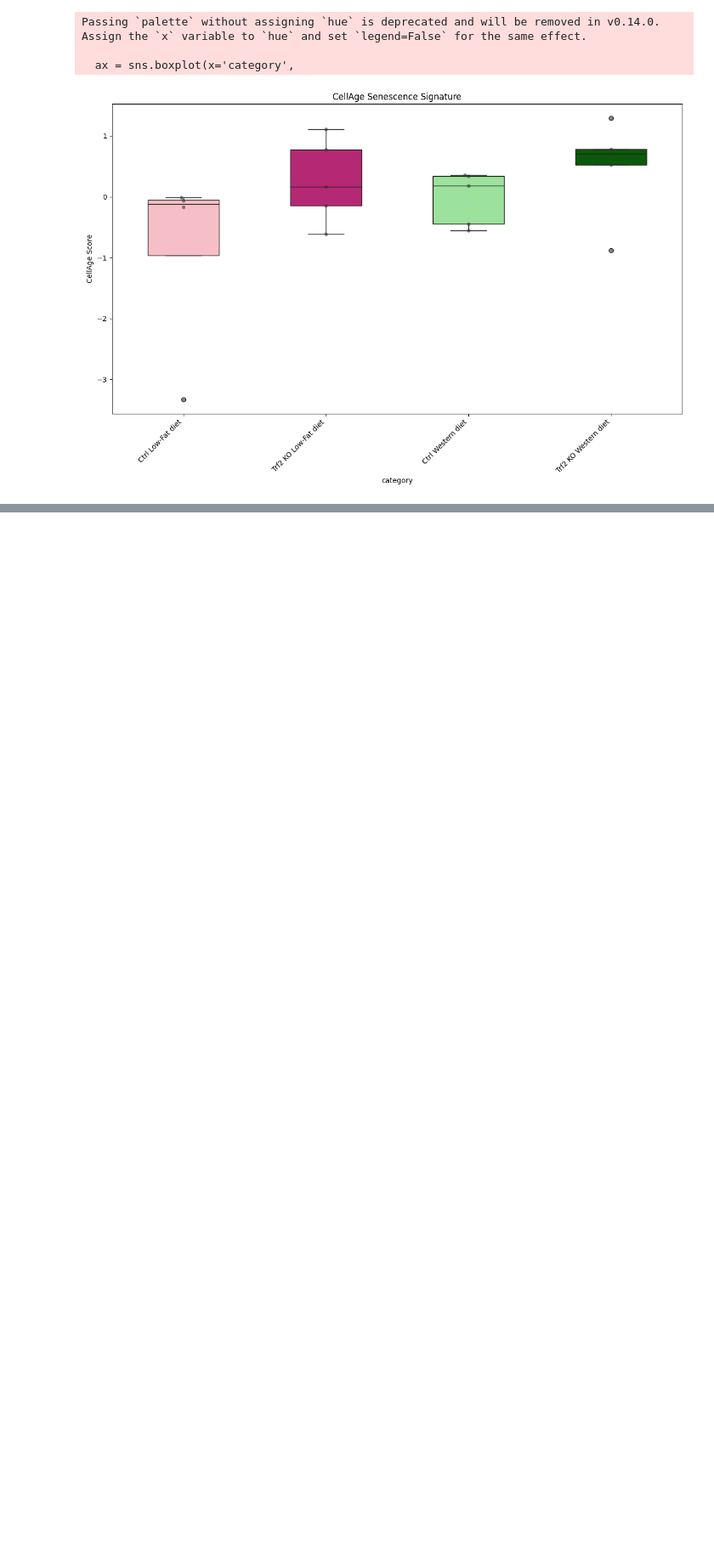
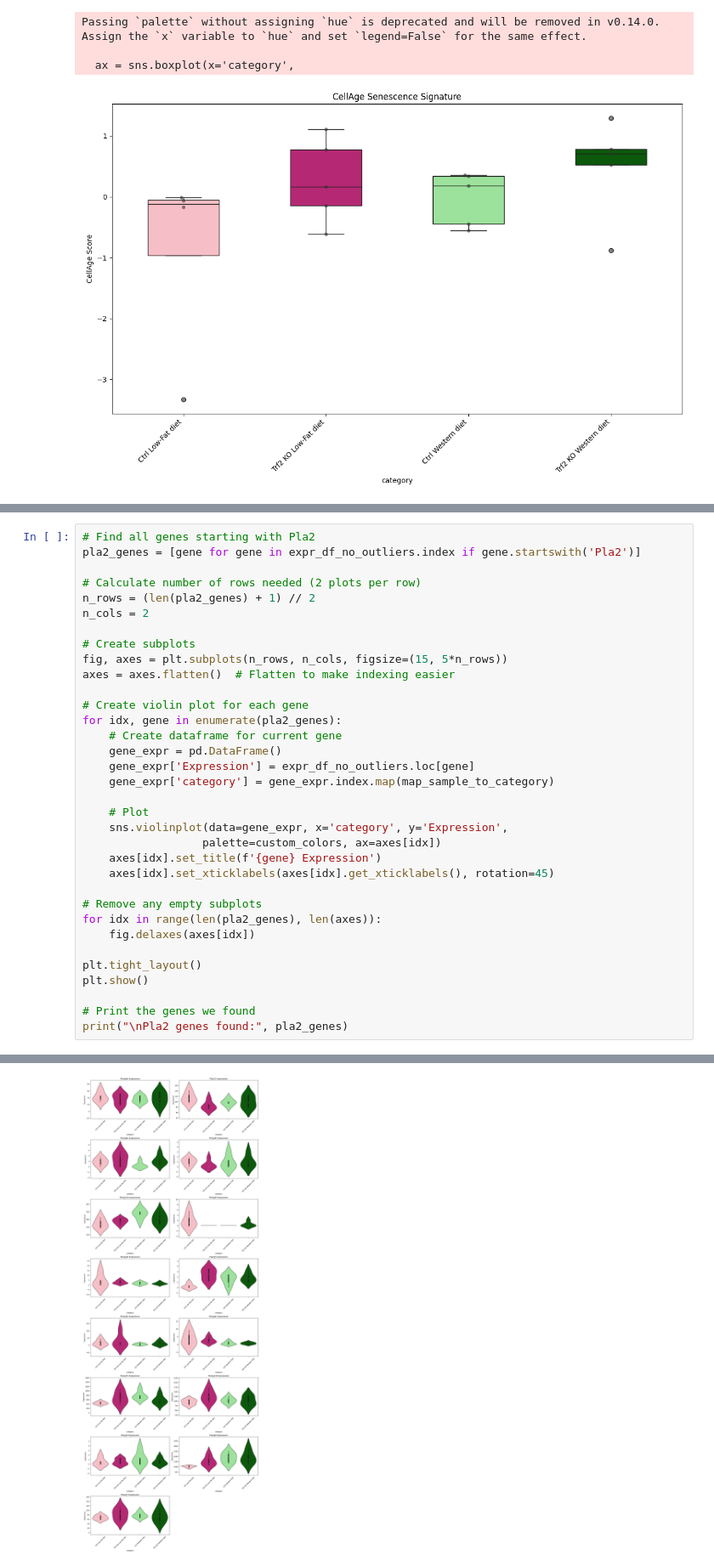
Before and after one commit to akanksha-sachan/ERCC1_iPSC_analysis, a Jupyter notebook: mouse_liver/sen_scores.ipynb, the cells around one changed output, grey strips where cells are left out. Shown at 85% size. Saved outputs shown, nothing was run; the diff lists cells and outputs as text; blank space fills up the shorter version.

```diff
--- a/mouse_liver/sen_scores.ipynb
+++ b/mouse_liver/sen_scores.ipynb
@@ -205,0 +273,35 @@ The autoreload extension is already loaded. To reload it, use:
+# %%
+# Find all genes starting with Pla2
+pla2_genes = [gene for gene in expr_df_no_outliers.index if gene.startswith('Pla2')]
+
+# Calculate number of rows needed (2 plots per row)
+n_rows = (len(pla2_genes) + 1) // 2
+n_cols = 2
+
+# Create subplots
+fig, axes = plt.subplots(n_rows, n_cols, figsize=(15, 5*n_rows))
+axes = axes.flatten()  # Flatten to make indexing easier
+
+# Create violin plot for each gene
+for idx, gene in enumerate(pla2_genes):
+    # Create dataframe for current gene
+    gene_expr = pd.DataFrame()
+    gene_expr['Expression'] = expr_df_no_outliers.loc[gene]
+    gene_expr['category'] = gene_expr.index.map(map_sample_to_category)
+
+    # Plot
+    sns.violinplot(data=gene_expr, x='category', y='Expression',
+                  palette=custom_colors, ax=axes[idx])
+    axes[idx].set_title(f'{gene} Expression')
+    axes[idx].set_xticklabels(axes[idx].get_xticklabels(), rotation=45)
+
+# Remove any empty subplots
+for idx in range(len(pla2_genes), len(axes)):
+    fig.delaxes(axes[idx])
+
+plt.tight_layout()
+plt.show()
+
+# Print the genes we found
+print("\nPla2 genes found:", pla2_genes)
+# %% [output]
@@ -205,0 +325 @@ The autoreload extension is already loaded. To reload it, use:
+[figure, added]
```
Also changed, not shown: parts of 12 cells of this notebook, 1 other file.
